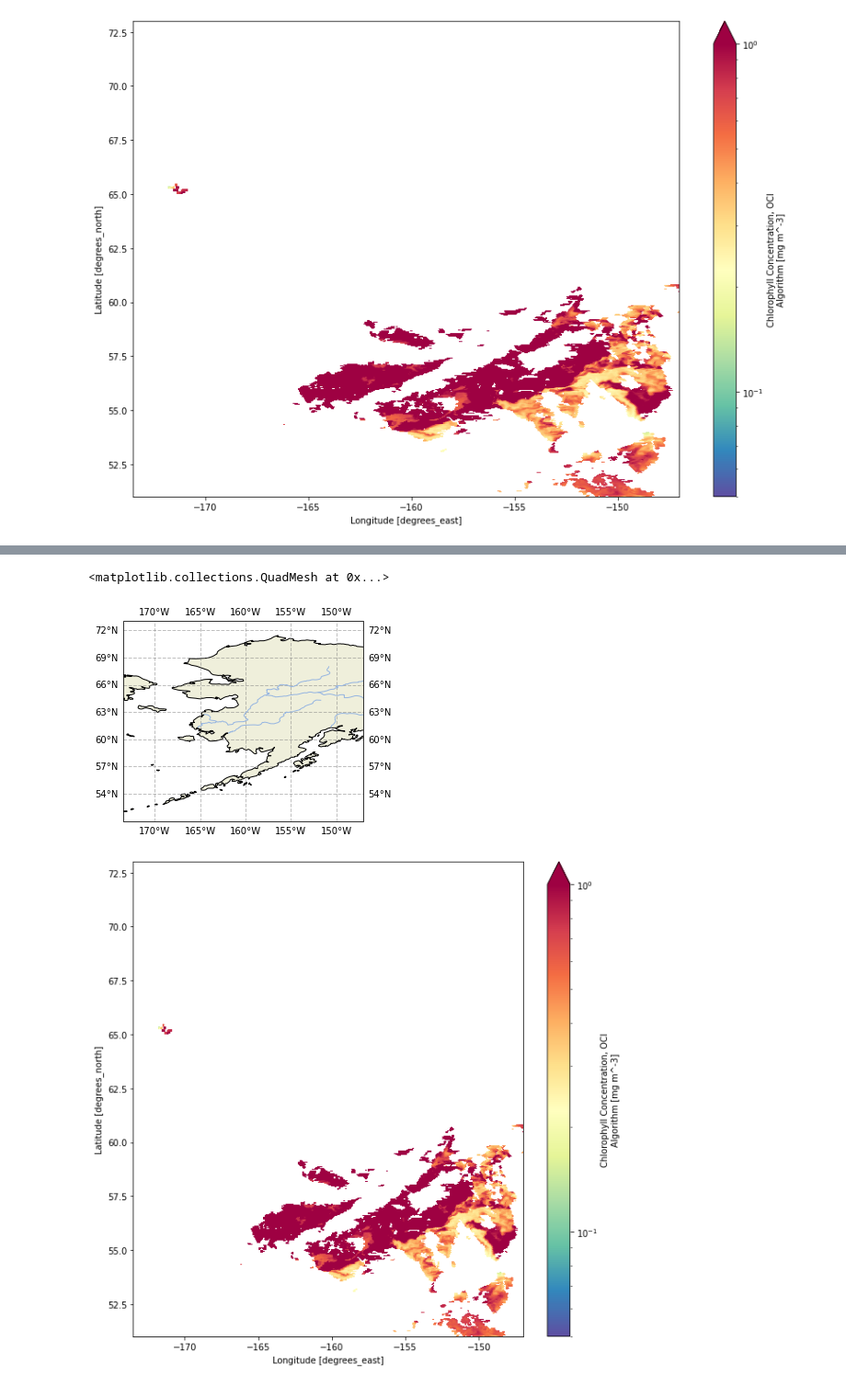
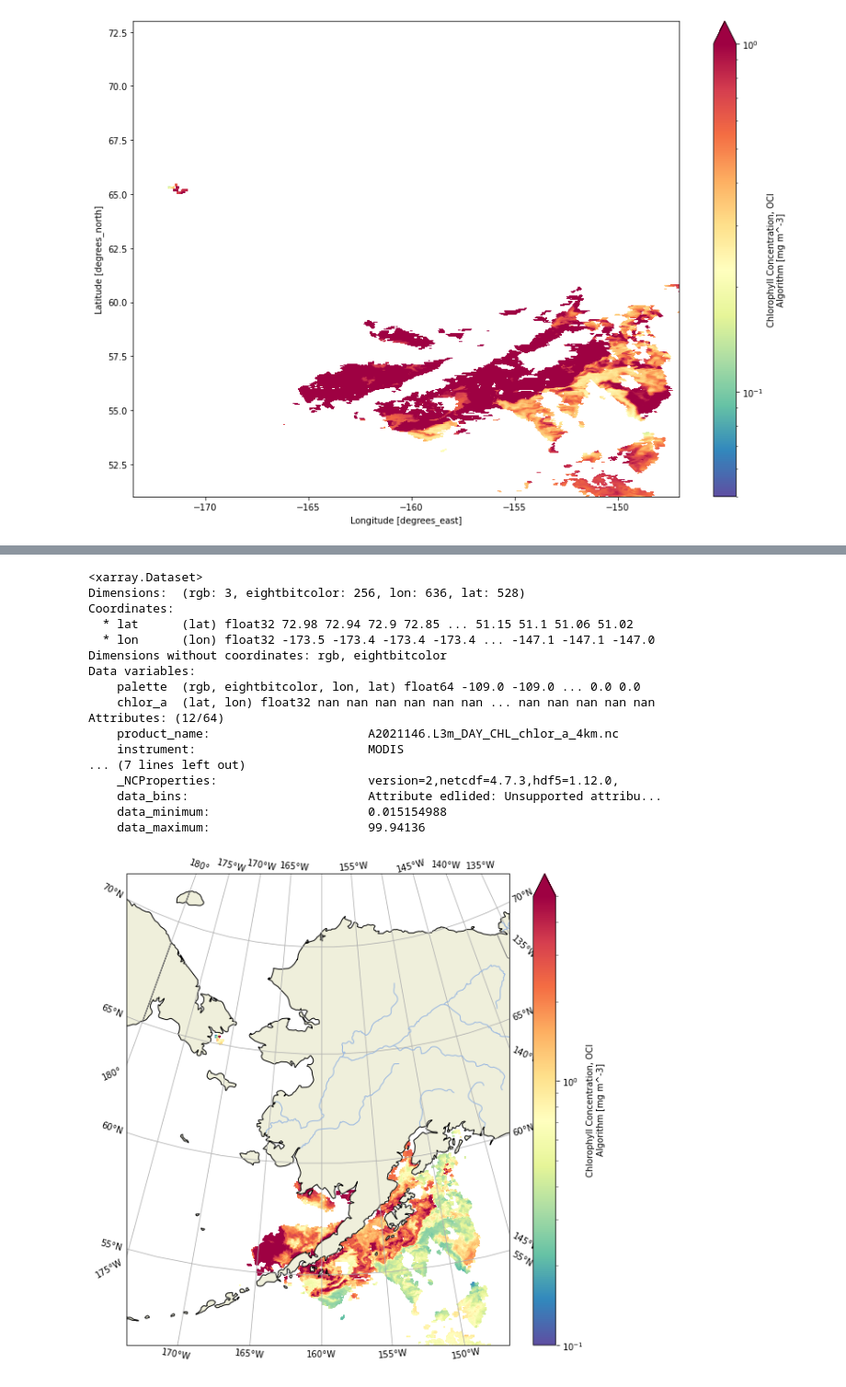
Before and after one commit to hdmicord/MARN5895_MappingOceanColor, a Jupyter notebook: open_MODIS.ipynb, the cells around one changed output, grey strips where cells are left out. Shown at 92% size. Cells and saved outputs as stored; diff of their text form; code cells hidden in the pictures.

```diff
--- a/open_MODIS.ipynb
+++ b/open_MODIS.ipynb
@@ -47,35 +78,57 @@ subset_modis.chlor_a.plot.pcolormesh(
+# %%
+subset
+# %% [output]
+<xarray.Dataset>
+Dimensions:  (rgb: 3, eightbitcolor: 256, lon: 636, lat: 528)
+Coordinates:
+  * lat      (lat) float32 72.98 72.94 72.9 72.85 ... 51.15 51.1 51.06 51.02
+  * lon      (lon) float32 -173.5 -173.4 -173.4 -173.4 ... -147.1 -147.1 -147.0
+Dimensions without coordinates: rgb, eightbitcolor
+Data variables:
+    palette  (rgb, eightbitcolor, lon, lat) float64 -109.0 -109.0 ... 0.0 0.0
+    chlor_a  (lat, lon) float32 nan nan nan nan nan nan ... nan nan nan nan nan
+Attributes: (12/64)
+    product_name:                      A2021146.L3m_DAY_CHL_chlor_a_4km.nc
+    instrument:                        MODIS
+... (7 lines left out)
+    _NCProperties:                     version=2,netcdf=4.7.3,hdf5=1.12.0,
+    data_bins:                         Attribute edlided: Unsupported attribu...
+    data_minimum:                      0.015154988
+    data_maximum:                      99.94136
 # %%
+fig = plt.figure(figsize=(10,10))
 regional_extent = [-173.5, -147, 51, 73]
-ax = plt.axes(projection=ccrs.PlateCarree())
+ax = plt.axes(projection=ccrs.NorthPolarStereo(central_longitude=-160))
 ax.set_extent(regional_extent)
-fig = plt.figure(figsize=(10,10))
+
 
 ax.add_feature(cartopy.feature.LAND,edgecolor='black',zorder=1)
 ax.add_feature(cartopy.feature.RIVERS,zorder=2)
 
 states = cfeature.NaturalEarthFeature(
     category='cultural',
     name='admin_1_states_provinces_lines',
     scale='50m',
     facecolor='none'
 )
 ax.add_feature(states, edgecolor='gray', zorder=3)
 
-gl = ax.gridlines(
-    crs=ccrs.PlateCarree(),
-    draw_labels=True,
-    linewidth=1,
-    color='gray',
-    alpha=0.5,
-    linestyle='--',
+gl = ax.gridlines(crs=ccrs.PlateCarree(),
+                  draw_labels=True,
+                  dms=True,
+                  x_inline=False,
+                  y_inline=False
 )
+gl.xlocator = mticker.FixedLocator(np.arange(-180,-130,5))
+gl.ylocator = mticker.FixedLocator(np.arange(50,75,5))
+ax.xaxis.set_major_formatter(LONGITUDE_FORMATTER)
+ax.yaxis.set_major_formatter(LATITUDE_FORMATTER)
 
-subset_modis.chlor_a.plot.pcolormesh(
+im = subset_modis.chlor_a.plot.pcolormesh(
     x='lon',y='lat',
-    norm=colors.LogNorm(vmin=0.05,vmax=1),
+    norm=colors.LogNorm(vmin=0.1,vmax=5),
     cmap='Spectral_r',
+    transform=ccrs.PlateCarree(),
 )
 # %% [output]
-<matplotlib.collections.QuadMesh at 0x...>
-[figure, old version]
+[figure, new version]
-[figure, removed]
```
Also changed, not shown: parts of 5 cells of this notebook.
